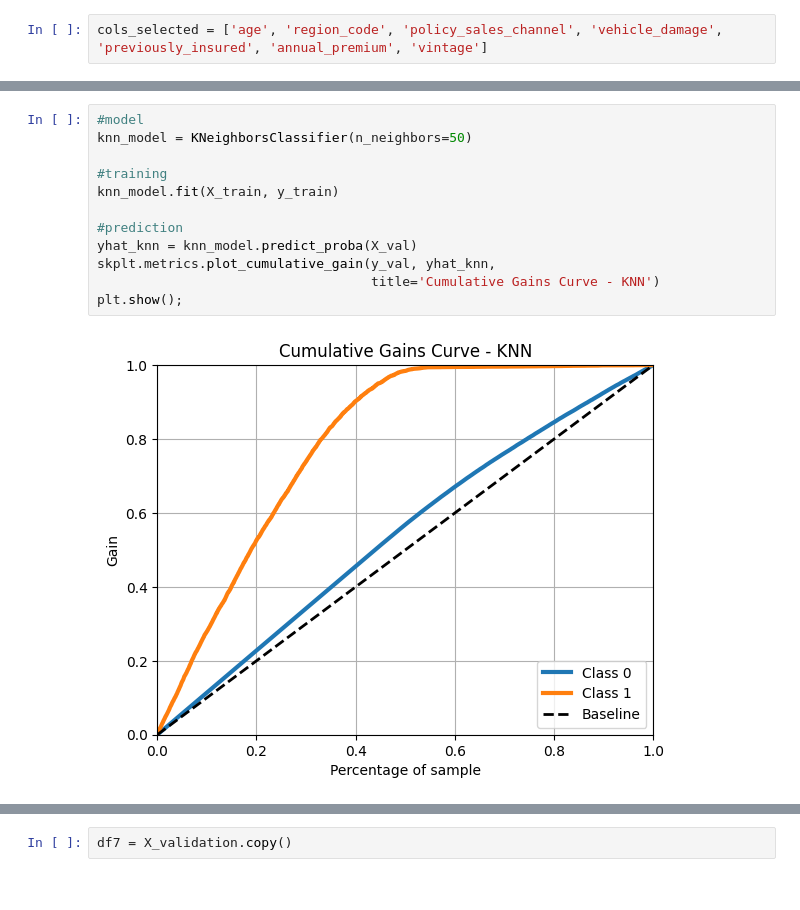
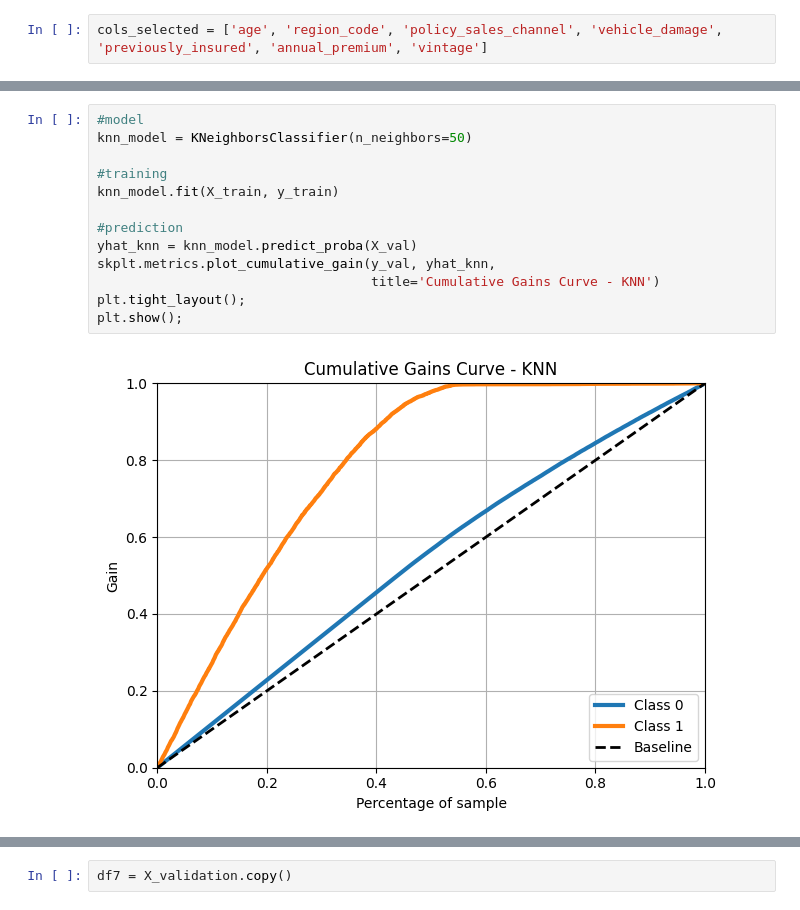
Before and after one commit to andersonrenatobonif/health_insurance, a Jupyter notebook: v01_health_insurance.ipynb, the cells around one changed output, grey strips where cells are left out. Saved outputs shown, nothing was run; the diff lists cells and outputs as text.

```diff
--- a/v01_health_insurance.ipynb
+++ b/v01_health_insurance.ipynb
@@ -847,14 +868,15 @@ plt.show();
 # %%
 #model
 knn_model = KNeighborsClassifier(n_neighbors=50)
 
 #training
 knn_model.fit(X_train, y_train)
 
 #prediction
 yhat_knn = knn_model.predict_proba(X_val)
 skplt.metrics.plot_cumulative_gain(y_val, yhat_knn,
                                    title='Cumulative Gains Curve - KNN')
+plt.tight_layout();
 plt.show();
 # %% [output]
-[figure, old version]
+[figure, new version]
```
Also changed, not shown: parts of 45 cells of this notebook.
